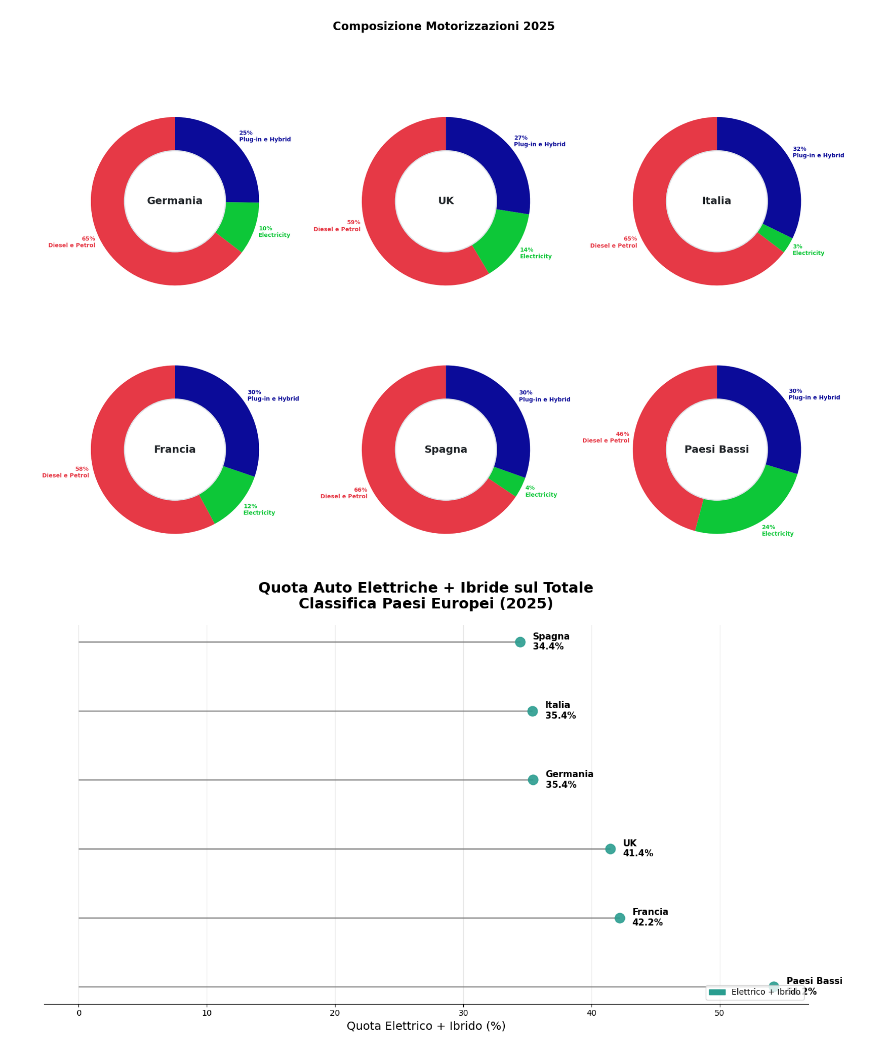
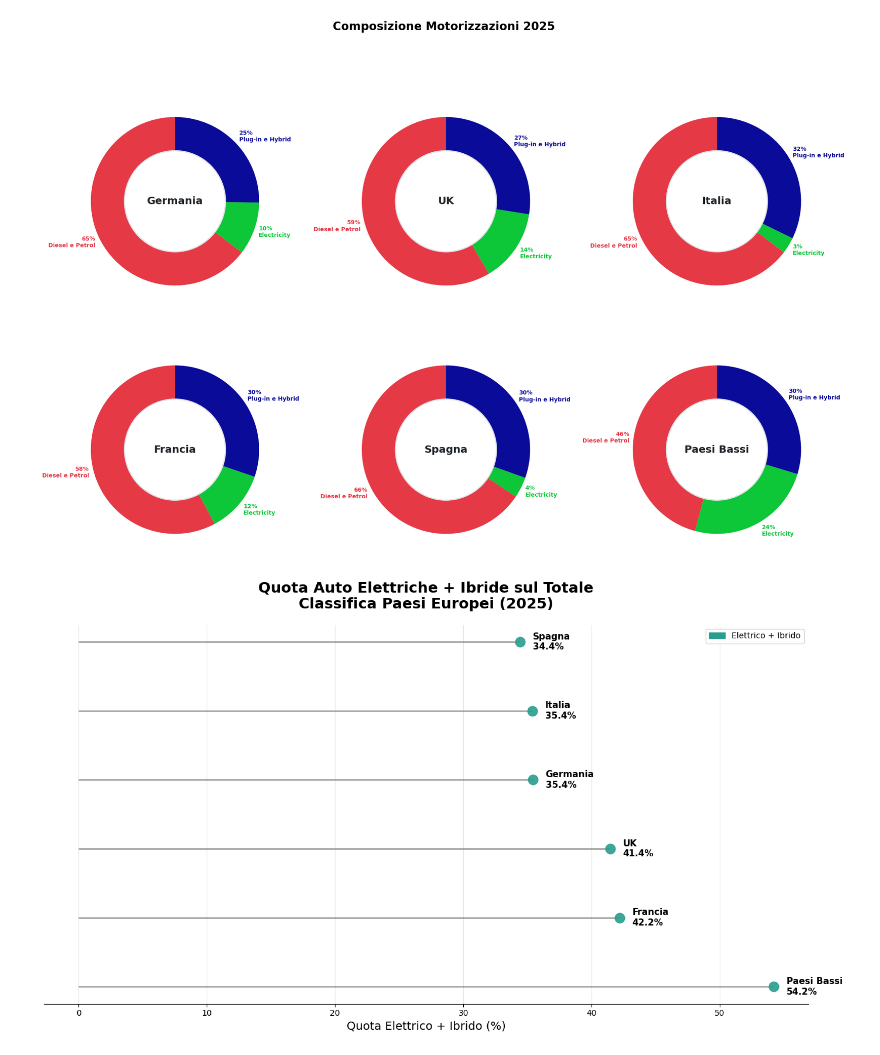
Before and after one commit to MarcoB27/data_visualization, a Jupyter notebook: script/combustion_engine_europe.ipynb, the cells around one changed output. Cells and saved outputs as stored; diff of their text form; code cells hidden in the pictures.

```diff
--- a/script/combustion_engine_europe.ipynb
+++ b/script/combustion_engine_europe.ipynb
@@ -95,19 +119,19 @@ last_data = grouped[grouped['TIME_PERIOD'] == last_year]
 
 fig, ax = plt.subplots(figsize=(14, 8))
 width = 0.25
-x = range(len(countries.values()))
+x = range(len(COUNTRIES.values()))
 
 for i, cat in enumerate(categories):
     data_cat = last_data[last_data['Category'] == cat]
     values = [data_cat[data_cat['Country'] == country]['OBS_VALUE'].iloc[0] if not data_cat[data_cat['Country'] == country].empty else 0
-              for country in countries.values()]
+              for country in COUNTRIES.values()]
     ax.bar([p + i*width for p in x], values, width, label=cat, alpha=0.8)
 
 ax.set_title(f'Immatricolazioni per Tipologia - {last_year}', fontsize=18, fontweight='bold')
 ax.set_xlabel('Paesi', fontsize=14)
 ax.set_ylabel('Nuove Immatricolazioni', fontsize=14)
 ax.set_xticks([p + width for p in x])
-ax.set_xticklabels(countries.values())
+ax.set_xticklabels(COUNTRIES.values())
 ax.legend()
 ax.tick_params(axis='x', rotation=45)
 plt.tight_layout()
@@ -166,7 +190,7 @@ flag_offset_y = {
 
 fig, ax = plt.subplots(figsize=(14, 8))
 
-for country in countries.values():
+for country in COUNTRIES.values():
     data_country = diesel_data[diesel_data['Country'] == country].sort_values('TIME_PERIOD')
     if not data_country.empty:
         ax.plot(data_country['TIME_PERIOD'], data_country['OBS_VALUE'],
@@ -175,7 +199,7 @@ for country in countries.values():
         ultimo_anno = data_country['TIME_PERIOD'].iloc[-1]
         ultimo_valore = data_country['OBS_VALUE'].iloc[-1]
 
-        code = flag_codes.get(country)
+        code = FLAGS_CODE.get(country)
         if code:
             try:
                 flag_img = get_flag(code)
@@ -378,7 +384,7 @@ for idx, cat in enumerate(categories):
     # Prepara dati per boxplot
     data_by_country = []
     labels = []
-    for country in countries.values():
+    for country in COUNTRIES.values():
         country_data = cat_data[cat_data['Country'] == country]['OBS_VALUE']
         if not country_data.empty:
             data_by_country.append(country_data)
@@ -532,18 +500,4 @@ plt.show()
 # %%
-# VARIANTE 12B: DONUT con % ESTERNE + TOTALI
-import matplotlib.pyplot as plt
-import numpy as np
-
-# Colori unici per nazione
-country_colors = {
-    'Germania': ['#E63946', '#0DC738', '#0B0B99'],
-    'UK': ['#E63946', '#0DC738', "#0B0B99"],
-    'Italia': ['#E63946', '#0DC738', '#0B0B99'],
-    'Francia': ['#E63946', "#0DC738", '#0B0B99'],
-    'Spagna': ['#E63946', '#0DC738', '#0B0B99'],
-    'Paesi Bassi': ['#E63946', '#0DC738', '#0B0B99']
-}
-
 fig, axes = plt.subplots(2, 3, figsize=(20, 14))
 axes = axes.ravel()
 
@@ -555,7 +509,7 @@ fig.suptitle('Composizione Motorizzazioni 2025\n\n\n',
 
 last_year_data = grouped[grouped['TIME_PERIOD'] == grouped['TIME_PERIOD'].max()]
 
-for idx, country in enumerate(countries.values()):
+for idx, country in enumerate(COUNTRIES.values()):
     country_data = last_year_data[last_year_data['Country'] == country]
 
     # Sfondo bianco anche per ogni subplot
@@ -567,7 +521,7 @@ for idx, country in enumerate(countries.values()):
                  for cat in categories]
         etichette_fette = categories
 
-        colori_paese = country_colors.get(country, ['#FF6B6B', '#4ECDC4', '#45B7D1'])
+        colori_paese = [category_colors[cat] for cat in categories]
 
         # Pie donut
         wedges = axes[idx].pie(sizes, radius=1, labels=None, autopct=None,
@@ -588,11 +542,9 @@ for idx, country in enumerate(countries.values()):
             ang = (wedge.theta2 - wedge.theta1) / 2. + wedge.theta1
             ang_rad = np.radians(ang)
 
-
             # Punto etichetta esterna
             x_outer = 1 * np.cos(ang_rad)
             y_outer = 1.1 * np.sin(ang_rad)
-
 
             # Testo % + etichetta abbreviata
             ha = 'left' if np.cos(ang_rad) >= 0 else 'right'
@@ -614,14 +566,11 @@ plt.show()
 # %% [output]
 [figure]
 # %%
-# VARIANTE 12C: LOLLIPOP CHART - Quota Elettrico 2025
-import matplotlib.patches as mpatches
-
 last_year_data = grouped[grouped['TIME_PERIOD'] == grouped['TIME_PERIOD'].max()]
 
 # Solo quota elettrico + ibrido
 elec_plus_hybrid = {}
-for country in countries.values():
+for country in COUNTRIES.values():
     country_data = last_year_data[last_year_data['Country'] == country]
     if not country_data.empty:
         total = country_data['OBS_VALUE'].sum()
@@ -631,33 +580,33 @@ for country in countries.values():
 # Ordina per quota decrescente
 sorted_countries = dict(sorted(elec_plus_hybrid.items(), key=lambda x: x[1], reverse=True))
 
 fig, ax = plt.subplots(figsize=(14, 8))
 
 y_pos = np.arange(len(sorted_countries))
 percentages = list(sorted_countries.values())
 
 # Linee + punti
 ax.hlines(y_pos, 0, percentages, color='gray', alpha=0.7, linewidth=2)
 ax.plot(percentages, y_pos, "o", markersize=12, color='#2A9D8F', alpha=0.9)
 
 # Etichette
 for i, (country, pct) in enumerate(sorted_countries.items()):
     ax.text(pct + 1, i, f'{country}\n{pct:.1f}%', va='center', fontweight='bold', fontsize=11)
 
 ax.set_yticks([])
 ax.set_xlabel('Quota Elettrico + Ibrido (%)', fontsize=14)
 ax.set_title('Quota Auto Elettriche + Ibride sul Totale\nClassifica Paesi Europei (2025)',
              fontsize=18, fontweight='bold', pad=20)
 ax.grid(True, axis='x', alpha=0.3)
 ax.spines['top'].set_visible(False)
 ax.spines['right'].set_visible(False)
 ax.spines['left'].set_visible(False)
 
 # Legenda
-legend_elements = [mpatches.Circle((0,0), 0.1, color='#2A9D8F', label='Elettrico + Ibrido')]
-ax.legend(handles=legend_elements, loc='lower right')
+legend_elements = [patches.Circle((0,0), 0.1, color='#2A9D8F', label='Elettrico + Ibrido')]
+ax.legend(handles=legend_elements, loc='upper right')
 
 plt.tight_layout()
 plt.show()
 # %% [output]
-[figure, old version]
+[figure, new version]
```
Also changed, not shown: parts of 8 cells of this notebook, 1 other file.
